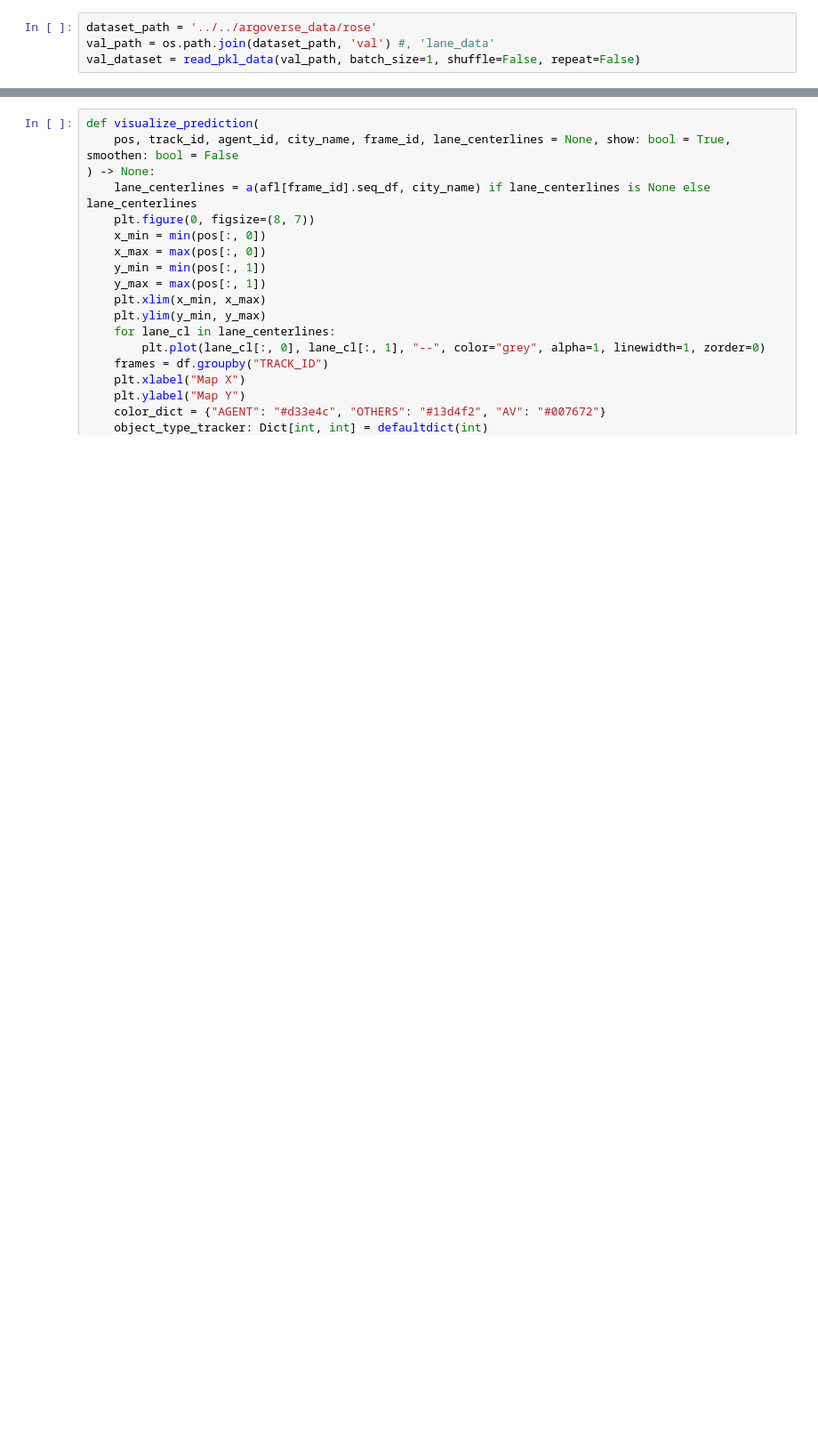
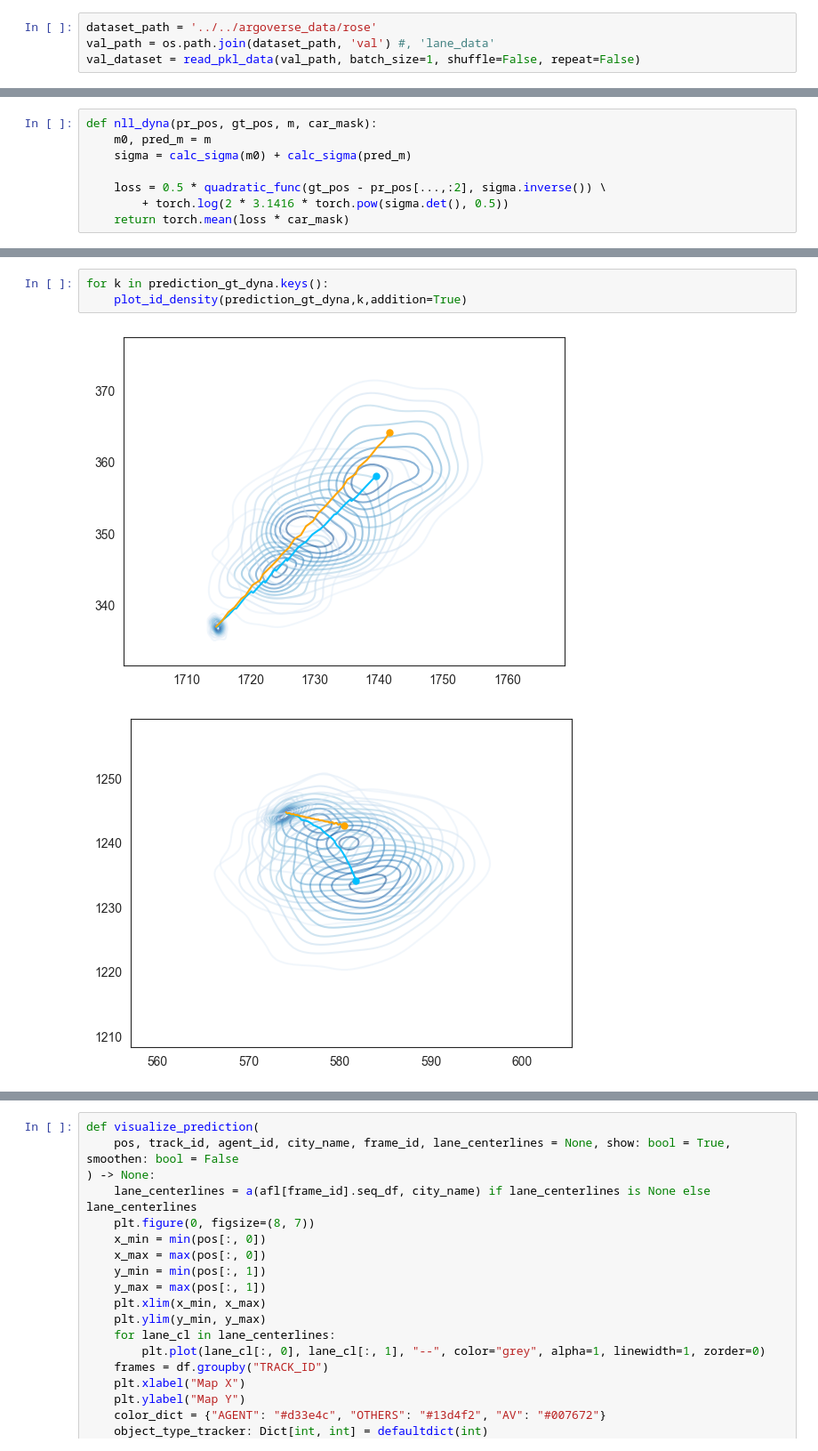
Before and after one commit to huiwenn/misc, a Jupyter notebook: scripts/vis.ipynb, the cells around one changed output, grey strips where cells are left out. Shown at 89% size. Drawn from its saved outputs; the diff is of its cells as text; blank space fills up the shorter version.

```diff
--- a/scripts/vis.ipynb
+++ b/scripts/vis.ipynb
@@ -85,0 +305,8 @@ def plot_id(key):
+# %%
+def nll_dyna(pr_pos, gt_pos, m, car_mask):
+    m0, pred_m = m
+    sigma = calc_sigma(m0) + calc_sigma(pred_m)
+
+    loss = 0.5 * quadratic_func(gt_pos - pr_pos[...,:2], sigma.inverse()) \
+        + torch.log(2 * 3.1416 * torch.pow(sigma.det(), 0.5))
+    return torch.mean(loss * car_mask)
@@ -85,0 +343,6 @@ def plot_id(key):
+# %%
+for k in prediction_gt_dyna.keys():
+    plot_id_density(prediction_gt_dyna,k,addition=True)
+# %% [output]
+[figure, added]
+[figure, added]
```
Also changed, not shown: parts of 80 cells of this notebook, 3 other files.
